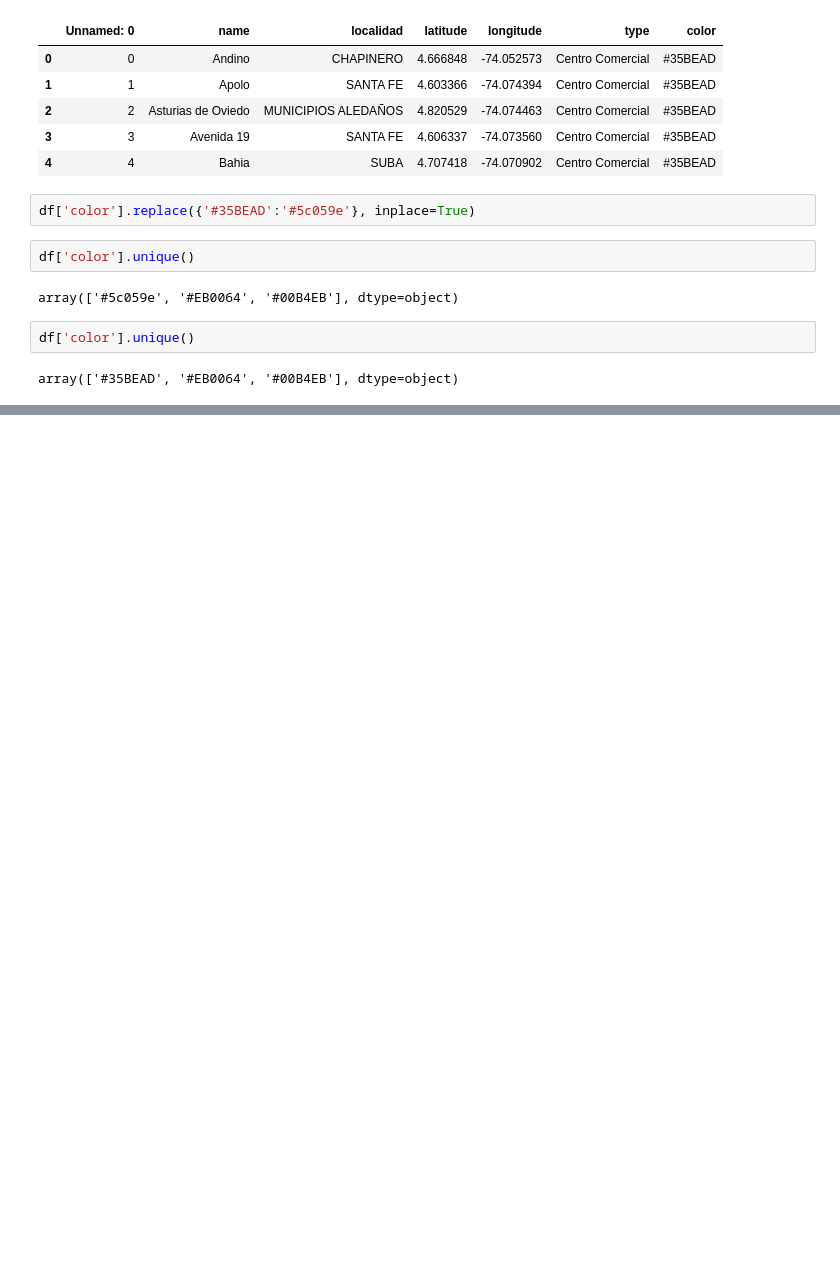
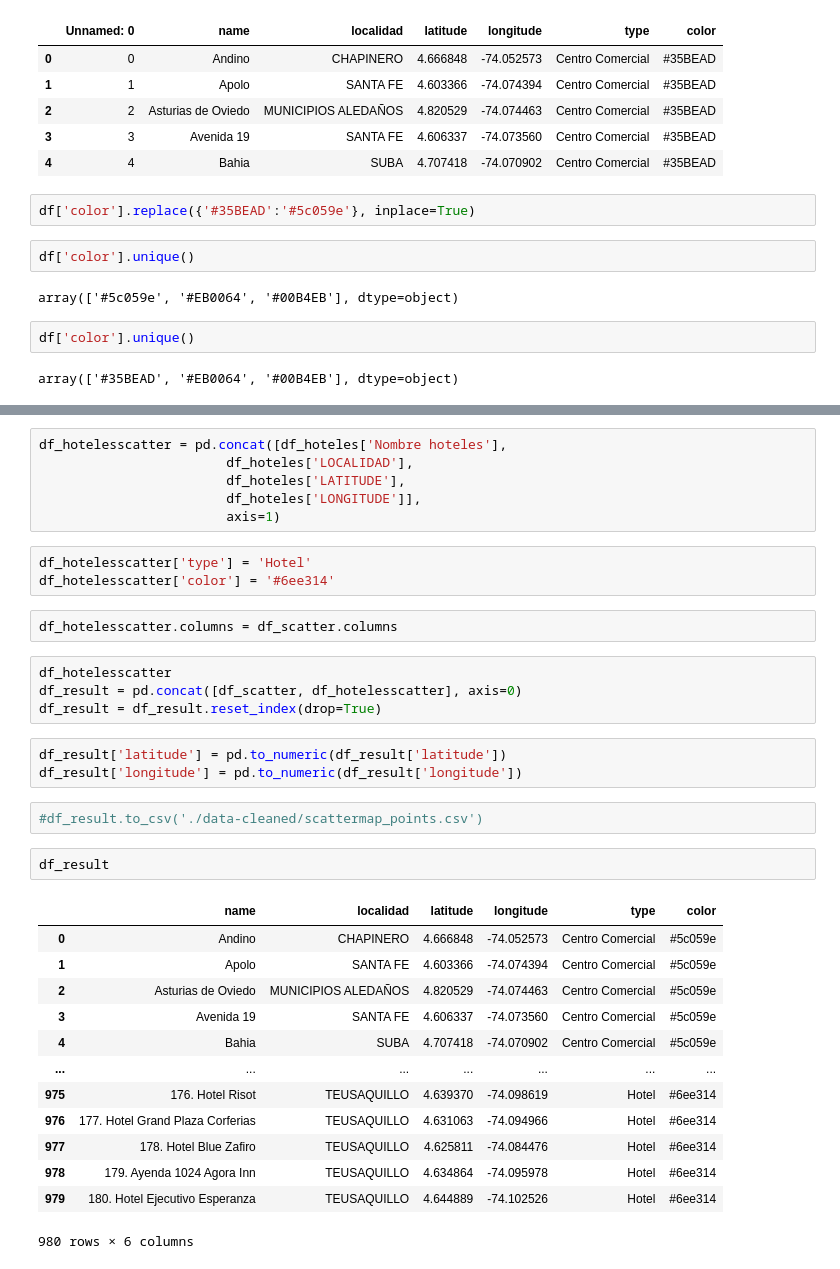
Before and after one commit to DMGochoa/team-126-dash-app, a Jupyter notebook: cambios.ipynb, the cells around one changed output, grey strips where cells are left out. Cells and saved outputs as stored; diff of their text form; blank space fills up the shorter version.

Commit message:
Se agregaron los datos de kpis de hoteles y el scatter de los hoteles y se actualiza perfil de Diego

```diff
--- a/cambios.ipynb
+++ b/cambios.ipynb
@@ -25,0 +50,36 @@ df.to_csv("./data-cleaned/scattermap_points.csv", index=False)
+# %%
+df_hotelesscatter = pd.concat([df_hoteles['Nombre hoteles'],
+                        df_hoteles['LOCALIDAD'],
+                        df_hoteles['LATITUDE'],
+                        df_hoteles['LONGITUDE']],
+                        axis=1)
+# %%
+df_hotelesscatter['type'] = 'Hotel'
+df_hotelesscatter['color'] = '#6ee314'
+# %%
+df_hotelesscatter.columns = df_scatter.columns
+# %%
+df_hotelesscatter
+df_result = pd.concat([df_scatter, df_hotelesscatter], axis=0)
+df_result = df_result.reset_index(drop=True)
+# %%
+df_result['latitude'] = pd.to_numeric(df_result['latitude'])
+df_result['longitude'] = pd.to_numeric(df_result['longitude'])
+# %%
+#df_result.to_csv('./data-cleaned/scattermap_points.csv')
+# %%
+df_result
+# %% [output]
+|  | name | localidad | latitude | longitude | type | color |
+| 0 | Andino | CHAPINERO | 4.666848 | -74.052573 | Centro Comercial | #5c059e |
+| 1 | Apolo | SANTA FE | 4.603366 | -74.074394 | Centro Comercial | #5c059e |
+| 2 | Asturias de Oviedo | MUNICIPIOS ALEDAÑOS | 4.820529 | -74.074463 | Centro Comercial | #5c059e |
+| 3 | Avenida 19 | SANTA FE | 4.606337 | -74.073560 | Centro Comercial | #5c059e |
+| 4 | Bahia | SUBA | 4.707418 | -74.070902 | Centro Comercial | #5c059e |
+| ... | ... | ... | ... | ... | ... | ... |
+| 975 | 176. Hotel Risot | TEUSAQUILLO | 4.639370 | -74.098619 | Hotel | #6ee314 |
+| 976 | 177. Hotel Grand Plaza Corferias | TEUSAQUILLO | 4.631063 | -74.094966 | Hotel | #6ee314 |
+| 977 | 178. Hotel Blue Zafiro | TEUSAQUILLO | 4.625811 | -74.084476 | Hotel | #6ee314 |
+| 978 | 179. Ayenda 1024 Agora Inn | TEUSAQUILLO | 4.634864 | -74.095978 | Hotel | #6ee314 |
+| 979 | 180. Hotel Ejecutivo Esperanza | TEUSAQUILLO | 4.644889 | -74.102526 | Hotel | #6ee314 |
+980 rows × 6 columns
```
Also changed, not shown: parts of 19 cells of this notebook, 4 other files.
